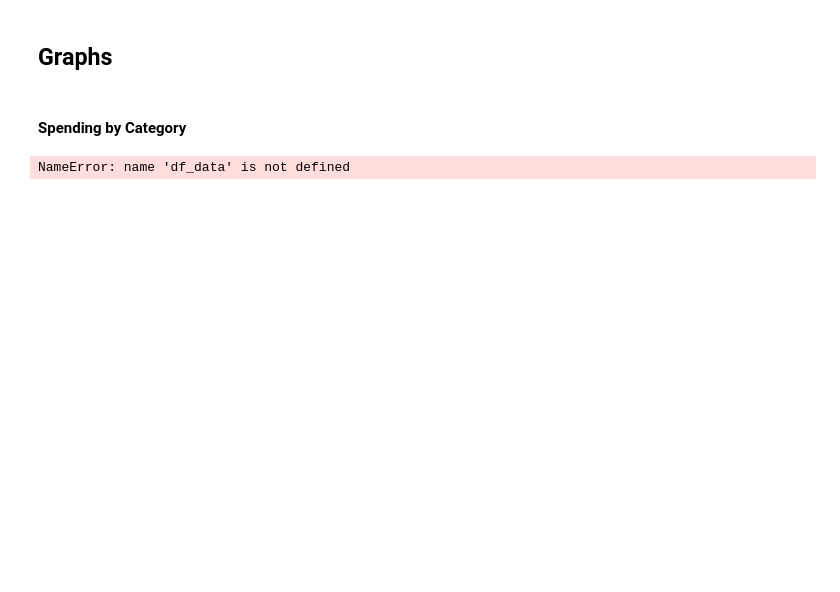
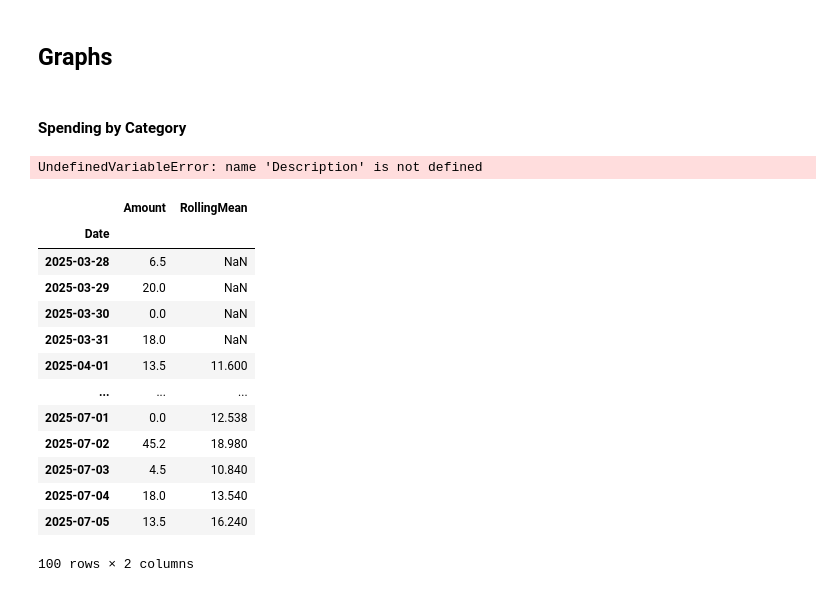
Before and after one commit to Golden-Leaves/Financial-Ledger, a Jupyter notebook: financial_ledger_program/main.ipynb, the cells around one changed output. Drawn from its saved outputs; the diff is of its cells as text; code cells hidden in the pictures; blank space fills up the shorter version.

```diff
--- a/financial_ledger_program/main.ipynb
+++ b/financial_ledger_program/main.ipynb
@@ -74,7 +74,7 @@ spending_by_category_line = px.bar(x=spending_by_category.index,y=spending_by_ca
                                    title="Spending By Category",hover_name=spending_by_category.index)
 spending_by_category_line.update_layout(xaxis_title = "Category",yaxis_title = f"Amount ({CURRENCY_PREFIX})")
 # %%
-spending_by_day = df_data[df_data["Amount"] < 0].resample("D",on="Date").sum().query("Description != 0").reset_index()
+spending_by_day = df_data[df_data["Amount"] < 0].resample("D",on="Date")..query("Description != 0").reset_index()
 spending_by_day["Amount"] = spending_by_day["Amount"].abs()
 spending_by_day["RollingMean"] = spending_by_day["Amount"].rolling(window=5).mean()
 spending_by_day_roll = spending_by_day["Amount"].rolling(window=5).mean()
@@ -83,15 +83,47 @@ spending_by_day_line = px.scatter(spending_by_day,x="Date",y="RollingMean",title
                                hover_data=["Category", "Amount"])#The small info in the hover box
 spending_by_day_line.update_layout(xaxis_title = "Category",yaxis_title = f"Amount ({CURRENCY_PREFIX})",
                                    xaxis = dict(tickangle=45),)
+# %% [output]
+UndefinedVariableError: name 'Description' is not defined
 # %%
-spending_by_day = df_data[df_data["Amount"] < 0].resample("W",on="Date").sum().query("Description != 0").reset_index()
-spending_by_day["Amount"] = spending_by_day["Amount"].abs()
-spending_by_day["RollingMean"] = spending_by_day["Amount"].rolling(window=5).mean()
-spending_by_day_roll = spending_by_day["Amount"].rolling(window=5).mean()
-spending_by_day_line = px.scatter(spending_by_day,x="Date",y="RollingMean",title = "Total Daily Spending",
-                               trendline="ols",trendline_color_override = "red",hover_name="Description",
-                               hover_data=["Category", "Amount"])#The small info in the hover box
-spending_by_day_line.update_layout(xaxis_title = "Category",yaxis_title = f"Amount ({CURRENCY_PREFIX})",
-                                   xaxis = dict(tickangle=45),)
+spending_by_week = (
+    df_data[df_data["Amount"] < 0]
+    .resample("W", on="Date")
+    .mean()
+    .reset_index()
+)
+spending_by_week["Amount"] = spending_by_week["Amount"].abs()
+spending_by_week["RollingMean"] = spending_by_week["Amount"].rolling(window=1).mean() #Change later when the data becomes huge, useless for now
+
+fig = px.scatter(
+    spending_by_week,
+    x="Date",
+    y="RollingMean",
+    title="Total Weekly Spending (5-Week Avg)",
+    trendline="ols",
+    trendline_color_override="red",
+    hover_data={"Amount": True},
+)
+
+fig.update_layout(
+    xaxis_title="Week",
+    yaxis_title=f"Amount ({CURRENCY_PREFIX})",
+    xaxis=dict(tickangle=45),
+)
-# %% [output]
-NameError: name 'df_data' is not defined
+# %%
+spending_by_day
+# %% [output]
+|  | Amount | RollingMean |
+| Date |  |  |
+| 2025-03-28 | 6.5 | NaN |
+| 2025-03-29 | 20.0 | NaN |
+| 2025-03-30 | 0.0 | NaN |
+| 2025-03-31 | 18.0 | NaN |
+| 2025-04-01 | 13.5 | 11.600 |
+| ... | ... | ... |
+| 2025-07-01 | 0.0 | 12.538 |
+| 2025-07-02 | 45.2 | 18.980 |
+| 2025-07-03 | 4.5 | 10.840 |
+| 2025-07-04 | 18.0 | 13.540 |
+| 2025-07-05 | 13.5 | 16.240 |
+100 rows × 2 columns
```
Also changed, not shown: parts of 3 cells of this notebook, 4 other files.
